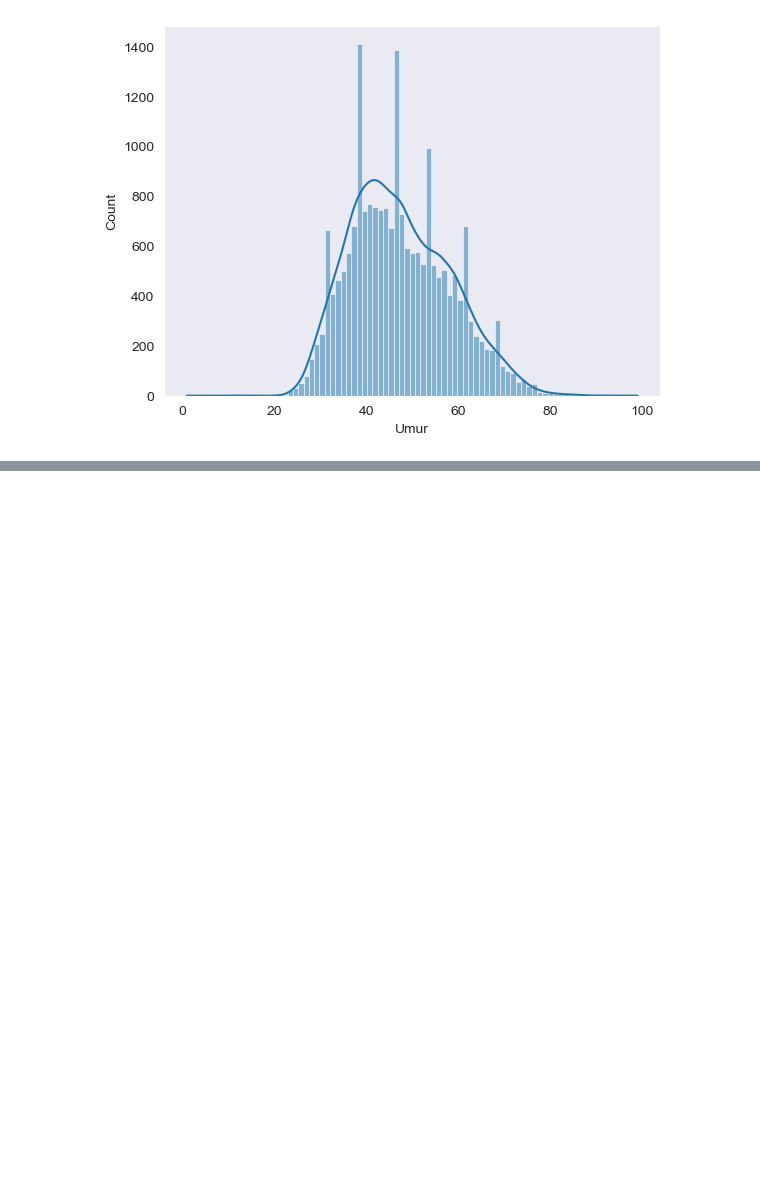
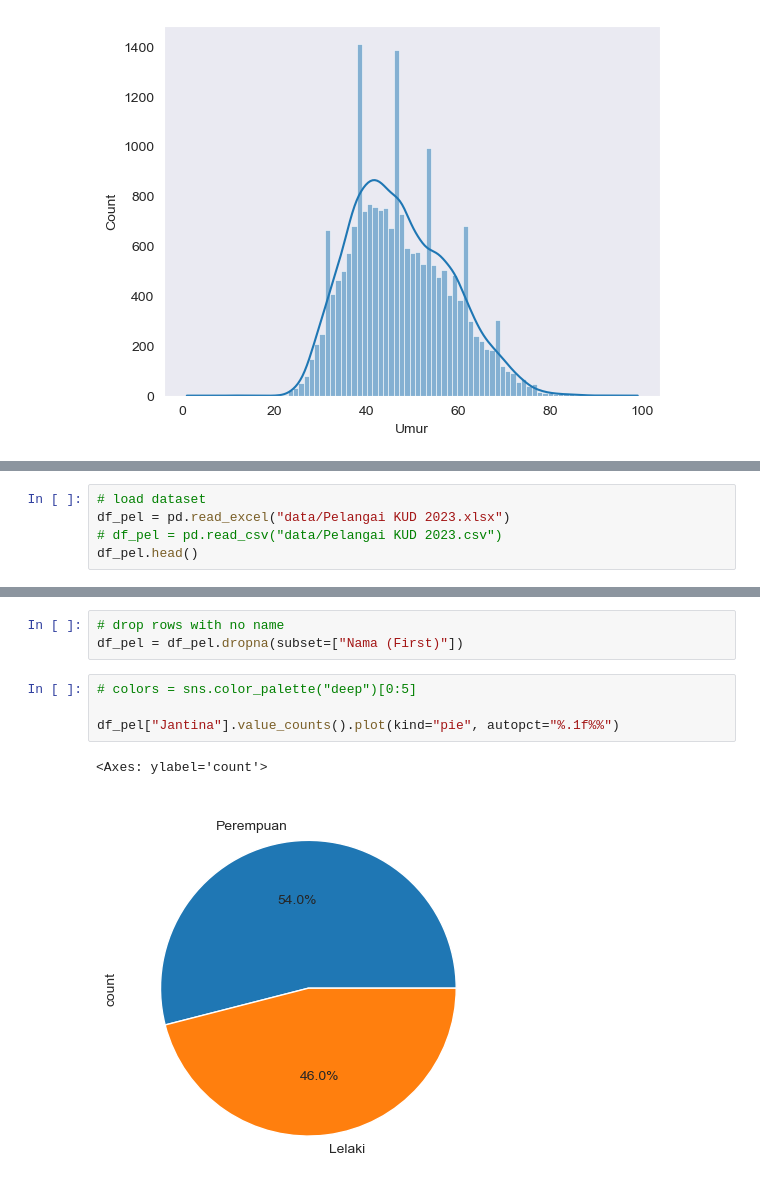
Before and after one commit to faizuddin/usahawan-dash, a Jupyter notebook: analysis.ipynb, the cells around one changed output, grey strips where cells are left out. Saved outputs shown, nothing was run; the diff lists cells and outputs as text; blank space fills up the shorter version.

```diff
--- a/analysis.ipynb
+++ b/analysis.ipynb
@@ -122,0 +125,5 @@ sns.histplot(data=df, kde=True, x = "Umur", hue = "Kategori Usahawan")
+# %%
+# load dataset
+df_pel = pd.read_excel("data/Pelangai KUD 2023.xlsx")
+# df_pel = pd.read_csv("data/Pelangai KUD 2023.csv")
+df_pel.head()
@@ -122,0 +158,10 @@ sns.histplot(data=df, kde=True, x = "Umur", hue = "Kategori Usahawan")
+# %%
+# drop rows with no name
+df_pel = df_pel.dropna(subset=["Nama (First)"])
+# %%
+# colors = sns.color_palette("deep")[0:5]
+
+df_pel["Jantina"].value_counts().plot(kind="pie", autopct="%.1f%%")
+# %% [output]
+<Axes: ylabel='count'>
+[figure, added]
```
Also changed, not shown: parts of 8 cells of this notebook, 6 other files.
